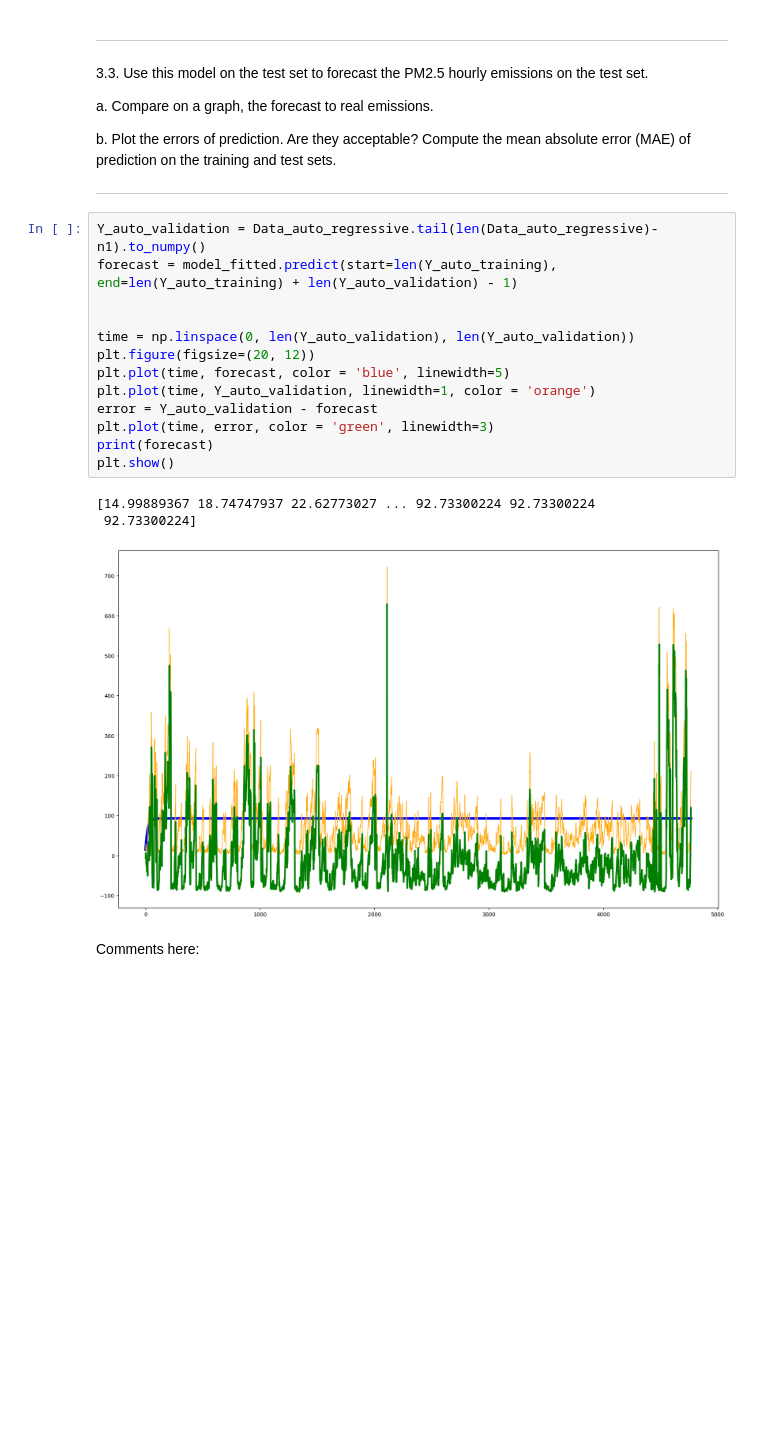
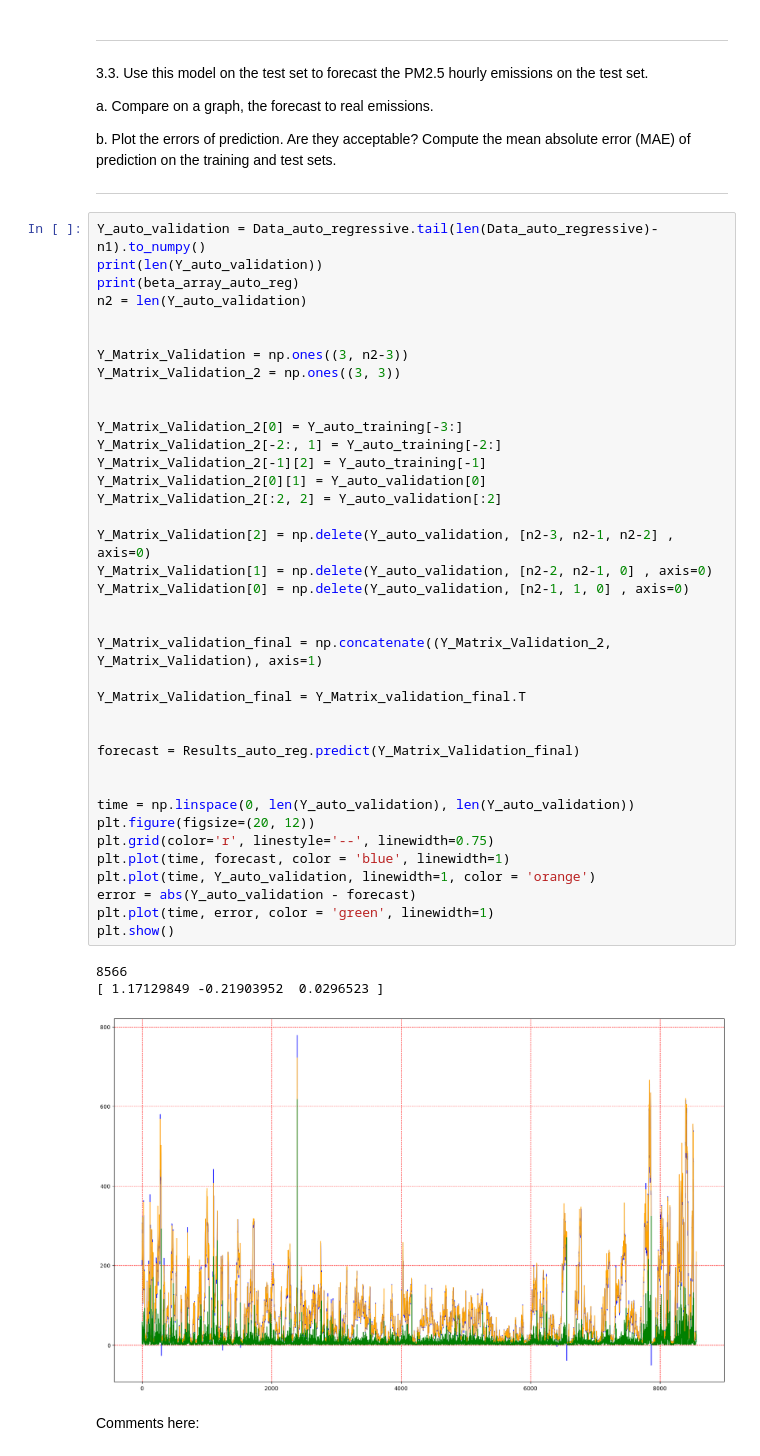
Before and after one commit to rbellens1/Hackaton, a Jupyter notebook: Hackathon 1 - Stat part-20241007/Hackathon 1.ipynb, the cells around one changed output. Cells and saved outputs as stored; diff of their text form; blank space fills up the shorter version.

```diff
--- a/Hackathon 1 - Stat part-20241007/Hackathon 1.ipynb
+++ b/Hackathon 1 - Stat part-20241007/Hackathon 1.ipynb
@@ -528,21 +560,46 @@ b. Plot the errors of prediction. Are they acceptable? Compute the mean absolute
 ------------------------------------------------------------------------------------------------------
 # %%
 Y_auto_validation = Data_auto_regressive.tail(len(Data_auto_regressive)-n1).to_numpy()
-forecast = model_fitted.predict(start=len(Y_auto_training), end=len(Y_auto_training) + len(Y_auto_validation) - 1)
+print(len(Y_auto_validation))
+print(beta_array_auto_reg)
+n2 = len(Y_auto_validation)
+
+
+Y_Matrix_Validation = np.ones((3, n2-3))
+Y_Matrix_Validation_2 = np.ones((3, 3))
+
+
+Y_Matrix_Validation_2[0] = Y_auto_training[-3:]
+Y_Matrix_Validation_2[-2:, 1] = Y_auto_training[-2:]
+Y_Matrix_Validation_2[-1][2] = Y_auto_training[-1]
+Y_Matrix_Validation_2[0][1] = Y_auto_validation[0]
+Y_Matrix_Validation_2[:2, 2] = Y_auto_validation[:2]
+
+Y_Matrix_Validation[2] = np.delete(Y_auto_validation, [n2-3, n2-1, n2-2] , axis=0)
+Y_Matrix_Validation[1] = np.delete(Y_auto_validation, [n2-2, n2-1, 0] , axis=0)
+Y_Matrix_Validation[0] = np.delete(Y_auto_validation, [n2-1, 1, 0] , axis=0)
+
+
+Y_Matrix_validation_final = np.concatenate((Y_Matrix_Validation_2, Y_Matrix_Validation), axis=1)
+
+Y_Matrix_Validation_final = Y_Matrix_validation_final.T
+
+
+forecast = Results_auto_reg.predict(Y_Matrix_Validation_final)
 
 
 time = np.linspace(0, len(Y_auto_validation), len(Y_auto_validation))
 plt.figure(figsize=(20, 12))
-plt.plot(time, forecast, color = 'blue', linewidth=5)
+plt.grid(color='r', linestyle='--', linewidth=0.75)
+plt.plot(time, forecast, color = 'blue', linewidth=1)
 plt.plot(time, Y_auto_validation, linewidth=1, color = 'orange')
-error = Y_auto_validation - forecast
-plt.plot(time, error, color = 'green', linewidth=3)
-print(forecast)
+error = abs(Y_auto_validation - forecast)
+plt.plot(time, error, color = 'green', linewidth=1)
 plt.show()
 # %% [output]
-[14.99889367 18.74747937 22.62773027 ... 92.73300224 92.73300224
- 92.73300224]
+8566
+[ 1.17129849 -0.21903952  0.0296523 ]
-[figure, old version]
+[figure, new version]
 # %% [markdown]
 Comments here:
 # %% [markdown]
```
Also changed, not shown: parts of 3 cells of this notebook.
